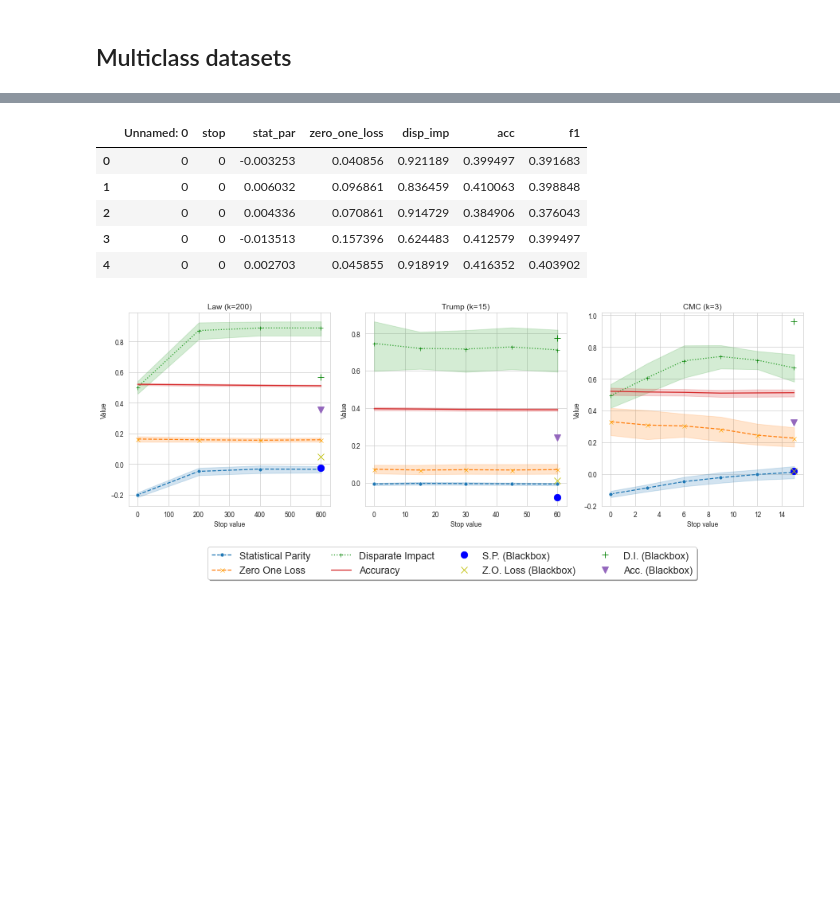
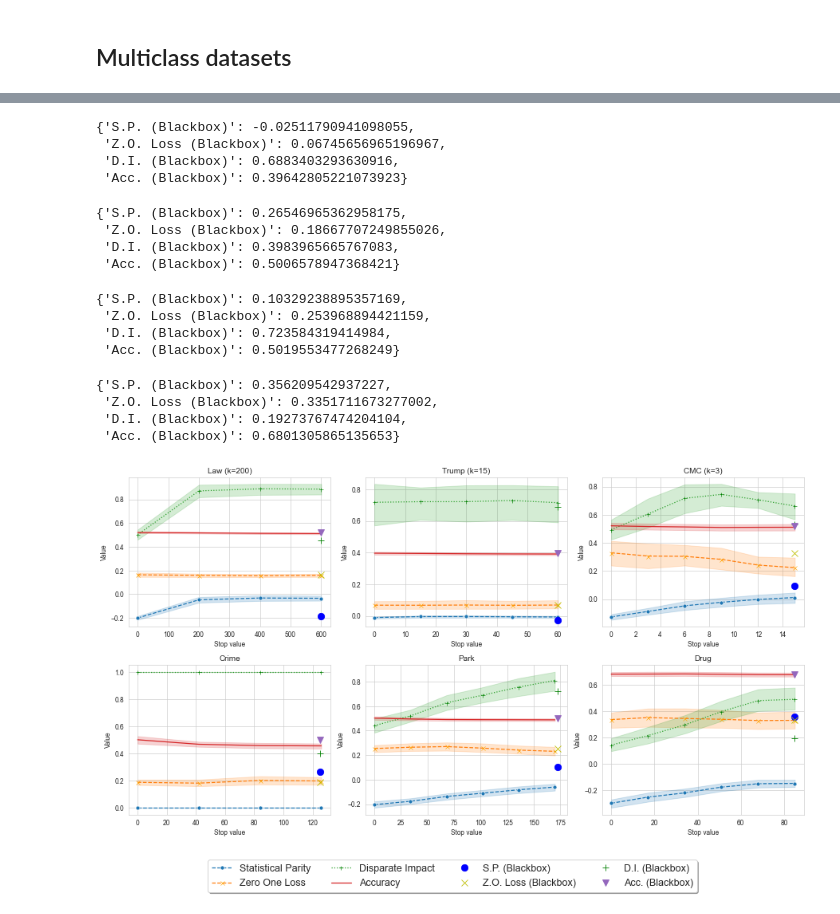
Before and after one commit to giordanoDaloisio/fairness, a Jupyter notebook: GraphGrid.ipynb, the cells around one changed output, grey strips where cells are left out. Saved outputs shown, nothing was run; the diff lists cells and outputs as text; code cells hidden in the pictures; blank space fills up the shorter version.

```diff
--- a/GraphGrid.ipynb
+++ b/GraphGrid.ipynb
@@ -98,27 +101,69 @@ law.head()
 # %%
 trump = pd.read_csv("ris/trump_eval.csv")
-trumpy = {'S.P. (Blackbox)': -0.0778, 'Z.O. Loss (Blackbox)': 0.01012,
-        'D.I. (Blackbox)': 0.7743, 'Acc. (Blackbox)': 0.2437}
+trumpy = pd.read_csv("ris/trump_blackbox.csv")
+trumpy = {'S.P. (Blackbox)': np.mean(trumpy['stat_par']), 'Z.O. Loss (Blackbox)': np.mean(trumpy['zero_one_loss']),
+           'D.I. (Blackbox)': np.mean(trumpy['disp_imp']), 'Acc. (Blackbox)': np.mean(trumpy['acc'])}
+
 trumpiters = 60
-trump.head()
+trumpy
 # %% [output]
-|  | Unnamed: 0 | stop | stat_par | zero_one_loss | disp_imp | acc | f1 |
-| 0 | 0 | 0 | -0.003253 | 0.040856 | 0.921189 | 0.399497 | 0.391683 |
-| 1 | 0 | 0 | 0.006032 | 0.096861 | 0.836459 | 0.410063 | 0.398848 |
-| 2 | 0 | 0 | 0.004336 | 0.070861 | 0.914729 | 0.384906 | 0.376043 |
-| 3 | 0 | 0 | -0.013513 | 0.157396 | 0.624483 | 0.412579 | 0.399497 |
-| 4 | 0 | 0 | 0.002703 | 0.045855 | 0.918919 | 0.416352 | 0.403902 |
+{'S.P. (Blackbox)': -0.02511790941098055,
+ 'Z.O. Loss (Blackbox)': 0.06745656965196967,
+ 'D.I. (Blackbox)': 0.6883403293630916,
+ 'Acc. (Blackbox)': 0.39642805221073923}
+# %%
+crime = pd.read_csv("ris/crime_eval.csv")
+crimey = pd.read_csv("ris/crime_blackbox.csv")
+crimey = {'S.P. (Blackbox)': np.mean(crimey['stat_par']), 'Z.O. Loss (Blackbox)': np.mean(crimey['zero_one_loss']),
+           'D.I. (Blackbox)': np.mean(crimey['disp_imp']), 'Acc. (Blackbox)': np.mean(crimey['acc'])}
+
+crimeiters = 125
+crimey
+# %% [output]
+{'S.P. (Blackbox)': 0.26546965362958175,
+ 'Z.O. Loss (Blackbox)': 0.18667707249855026,
+ 'D.I. (Blackbox)': 0.3983965665767083,
+ 'Acc. (Blackbox)': 0.5006578947368421}
+# %%
+park = pd.read_csv("ris/park_eval.csv")
+parky = pd.read_csv("ris/park_blackbox.csv")
+parky = {'S.P. (Blackbox)': np.mean(parky['stat_par']), 'Z.O. Loss (Blackbox)': np.mean(parky['zero_one_loss']),
+           'D.I. (Blackbox)': np.mean(parky['disp_imp']), 'Acc. (Blackbox)': np.mean(parky['acc'])}
+
+parkiters = 173
+parky
+# %% [output]
+{'S.P. (Blackbox)': 0.10329238895357169,
+ 'Z.O. Loss (Blackbox)': 0.253968894421159,
+ 'D.I. (Blackbox)': 0.723584319414984,
+ 'Acc. (Blackbox)': 0.5019553477268249}
+# %%
+drug = pd.read_csv("ris/drugs_eval.csv")
+drugy = pd.read_csv("ris/drug_blackbox.csv")
+drugy = {'S.P. (Blackbox)': np.mean(drugy['stat_par']), 'Z.O. Loss (Blackbox)': np.mean(drugy['zero_one_loss']),
+           'D.I. (Blackbox)': np.mean(drugy['disp_imp']), 'Acc. (Blackbox)': np.mean(drugy['acc'])}
+
+drugiters = 85
+drugy
+# %% [output]
+{'S.P. (Blackbox)': 0.356209542937227,
+ 'Z.O. Loss (Blackbox)': 0.3351711673277002,
+ 'D.I. (Blackbox)': 0.19273767474204104,
+ 'Acc. (Blackbox)': 0.6801305865135653}
 # %%
 dfsm = {}
 dfsm['Law (k=200)'] = law
 dfsm['Trump (k=15)'] = trump
 dfsm['CMC (k=3)'] = cmc
+dfsm['Crime']  = crime
+dfsm['Park' ] = park
+dfsm['Drug' ] = drug
 # %%
-pointsm = { 'Law (k=200)': lawy, 'CMC (k=3)': cmcy, 'Trump (k=15)': trumpy}
-itersm = { 'Law (k=200)': lawiters, 'CMC (k=3)': cmciters, 'Trump (k=15)': trumpiters}
+pointsm = { 'Law (k=200)': lawy, 'CMC (k=3)': cmcy, 'Trump (k=15)': trumpy, 'Crime' : crimey, 'Park' : parky, 'Drug': drugy}
+itersm = { 'Law (k=200)': lawiters, 'CMC (k=3)': cmciters, 'Trump (k=15)': trumpiters, 'Crime':crimeiters, 'Park':parkiters, 'Drug':drugiters}
 markers = {'S.P. (Blackbox)': 'bo', 'Z.O. Loss (Blackbox)': 'xy',
            'D.I. (Blackbox)': 'g+', 'Acc. (Blackbox)': 'v'}
 # %%
-plot_grid(dfsm, pointsm, itersm, markers, metrics)
+plot_gridmulti(dfsm, pointsm, itersm, markers, metrics)
 # %% [output]
-[figure, old version]
+[figure, new version]
```
Also changed, not shown: parts of 12 cells of this notebook, 16 other files.
